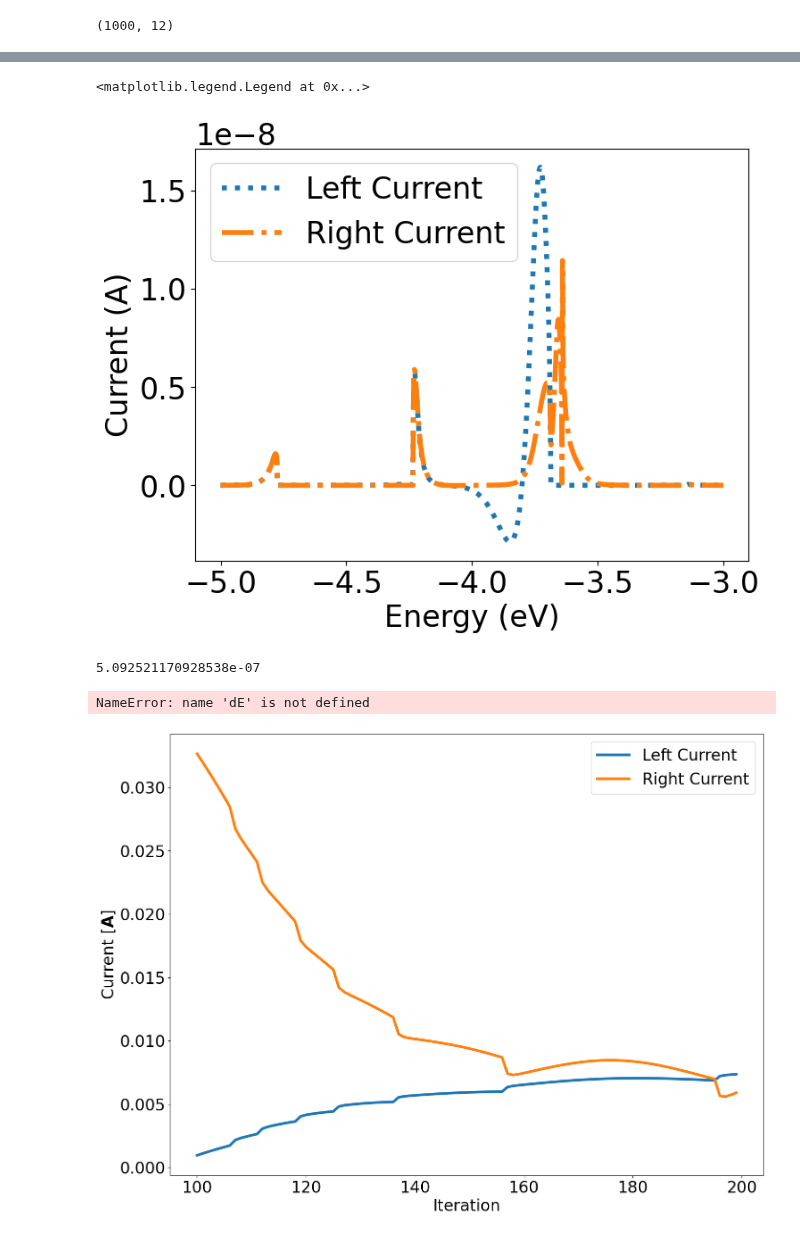
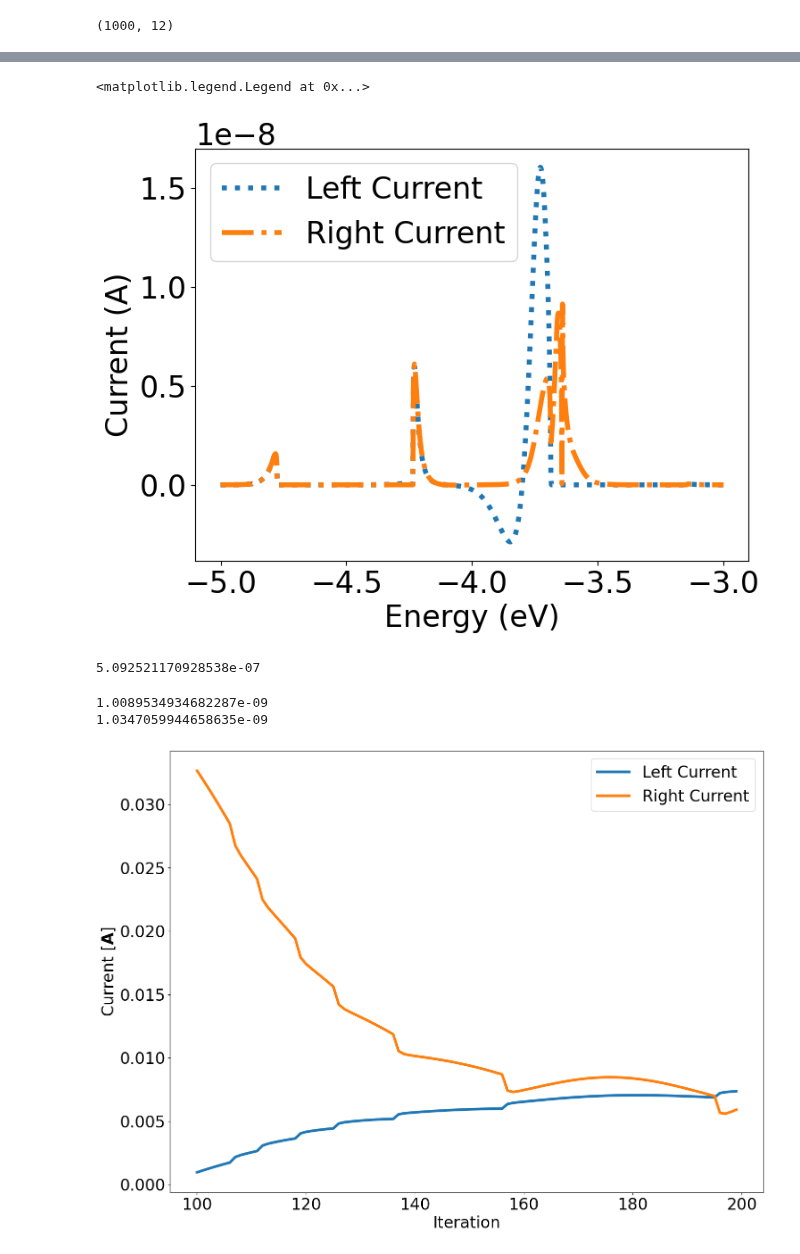
Before and after one commit to Nano-TCAD/QuaTrEx, a Jupyter notebook: quatrex/results/80TFET72/analysis.ipynb, the cells around one changed output, grey strips where cells are left out. Saved outputs shown, nothing was run; the diff lists cells and outputs as text; code cells hidden in the pictures.

```diff
--- a/quatrex/results/80TFET72/analysis.ipynb
+++ b/quatrex/results/80TFET72/analysis.ipynb
@@ -301,34 +301,35 @@ Conservation condition satisfied at iteration 49
 # %%
-iter = 49
+iter = 5
 font = {'weight' : 'normal',
 'size'   : 24}
 matplotlib.rc('font', **font)
 IDE_temp = np.loadtxt('IDE_' + str(iter) + '.dat').view(complex)
 plt.figure(figsize = (8, 6))
 plt.plot(E, IDE_temp.real[:,0], label = 'Left Current', linewidth = 4, linestyle = ':')
 # plt.plot(E, IDE_temp.real[:,1], label = 'Left Current', linewidth = 4)
 # plt.plot(E, IDE_temp.real[:,3], label = 'Left Current', linewidth = 4)
 # plt.plot(E, IDE_temp.real[:,5], label = 'Left Current', linewidth = 4)
 # plt.plot(E, IDE_temp.real[:,7], label = 'Left Current', linewidth = 4)
 plt.plot(E, IDE_temp.real[:,-1], label = 'Right Current', linewidth = 4, linestyle = 'dashdot')
 plt.xlabel('Energy (eV)')
 plt.ylabel('Current (A)')
 plt.legend()
 #plt.xlim(-5, -3)
 # %% [output]
 <matplotlib.legend.Legend at 0x...>
-[figure, old version]
+[figure, new version]
 # %%
 print(np.sum(IDE_temp.real[:, 0]))
 # %% [output]
 5.092521170928538e-07
 # %%
-iter = 1
+iter = 5
 IDE_temp = np.loadtxt('IDE_' + str(iter) + '.dat').view(complex)
 print(np.sum(IDE_temp.real, axis = 0)[0] * dE)
 print(np.sum(IDE_temp.real, axis = 0)[-2] * dE)
 # %% [output]
-NameError: name 'dE' is not defined
+1.0089534934682287e-09
+1.0347059944658635e-09
 # %%
 plt.figure(figsize=(16,12))
 plt.plot(np.arange(num_iter)[100:], ID_L[100:], label = 'Left Current', linewidth = 4)
```
Also changed, not shown: parts of 3 cells of this notebook, 3 other files.
